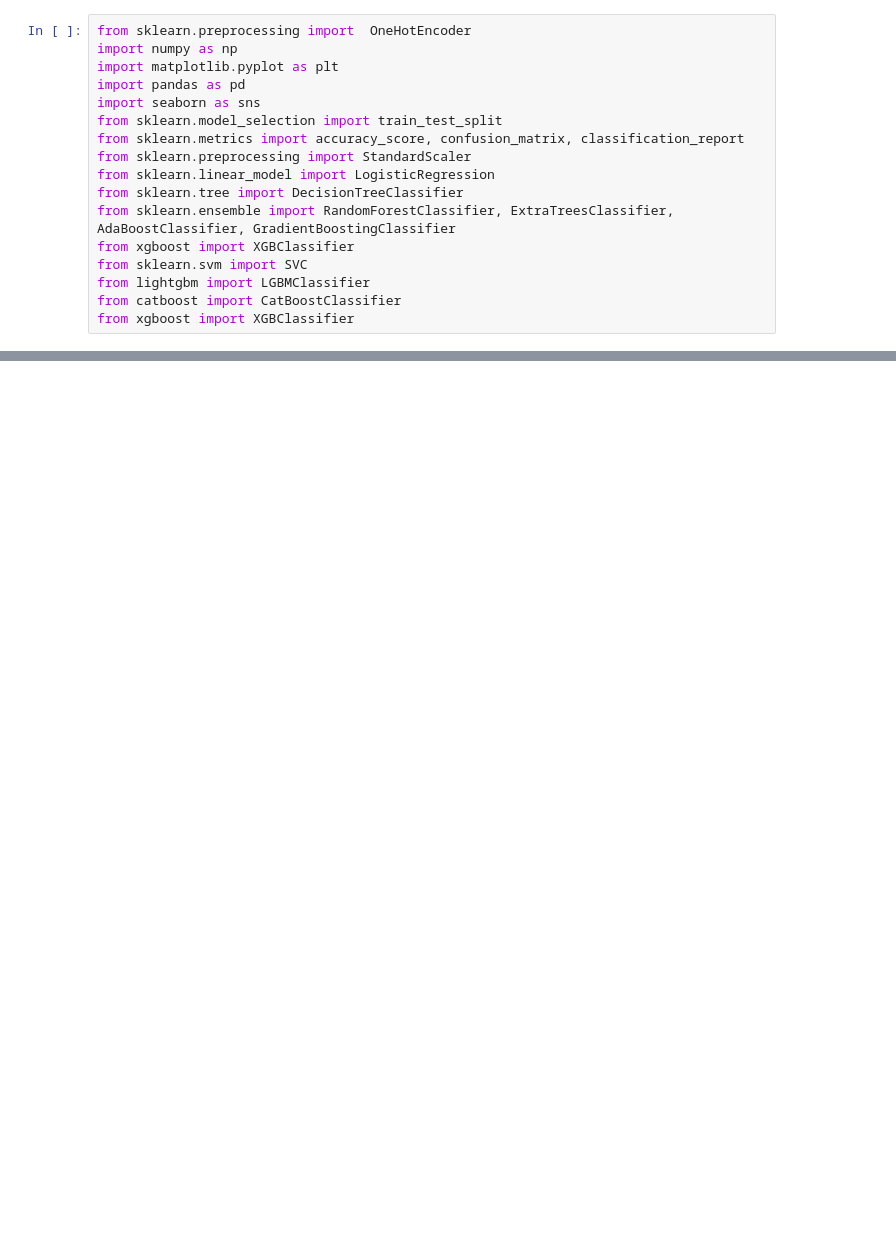
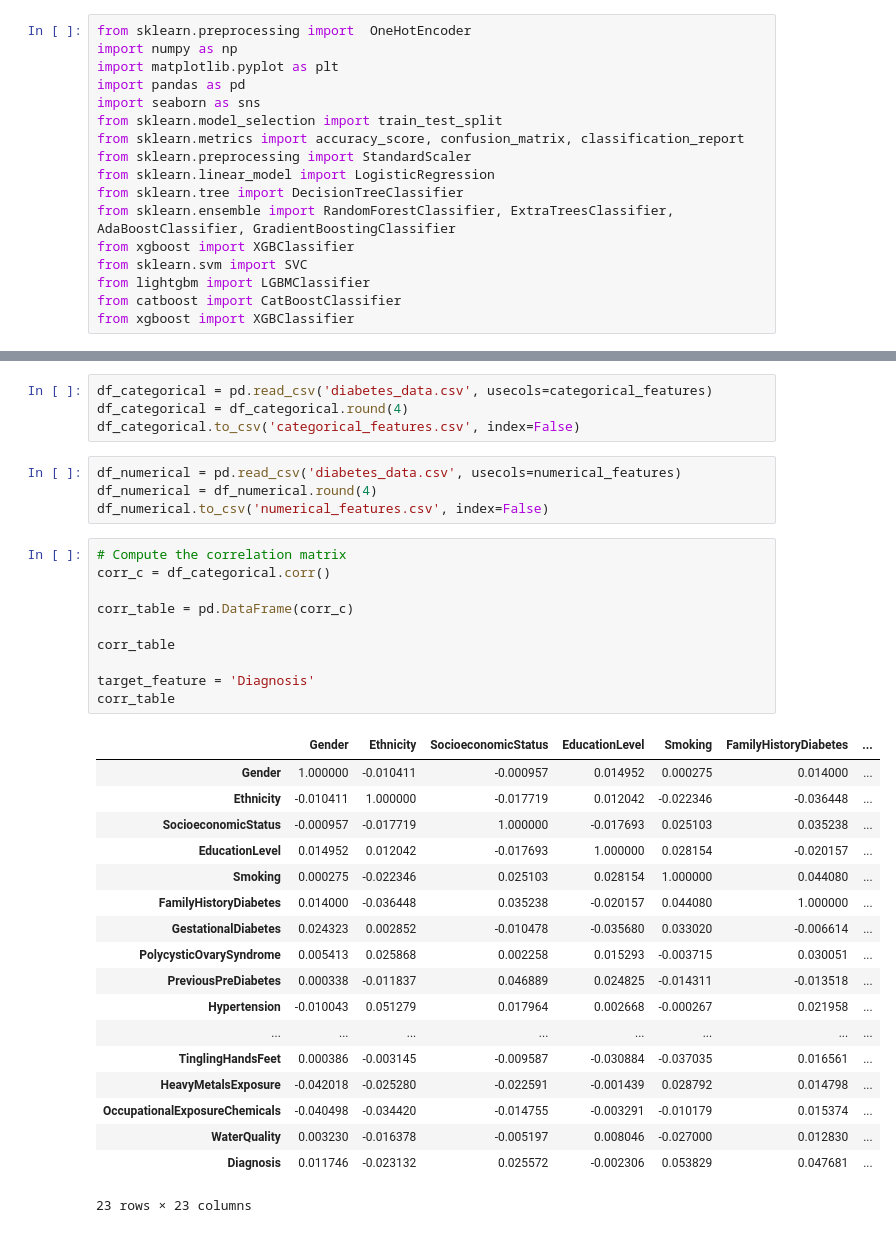
Before and after one commit to KopeckJames/diabetesprediction, a Jupyter notebook: James Notebook Clean.ipynb, the cells around one changed output, grey strips where cells are left out. Cells and saved outputs as stored; diff of their text form; blank space fills up the shorter version.

```diff
--- a/James Notebook Clean.ipynb
+++ b/James Notebook Clean.ipynb
@@ -107,0 +90,37 @@ categorical_features = [
+# %%
+df_categorical = pd.read_csv('diabetes_data.csv', usecols=categorical_features)
+df_categorical = df_categorical.round(4)
+df_categorical.to_csv('categorical_features.csv', index=False)
+# %%
+df_numerical = pd.read_csv('diabetes_data.csv', usecols=numerical_features)
+df_numerical = df_numerical.round(4)
+df_numerical.to_csv('numerical_features.csv', index=False)
+# %%
+# Compute the correlation matrix
+corr_c = df_categorical.corr()
+
+corr_table = pd.DataFrame(corr_c)
+
+corr_table
+
+target_feature = 'Diagnosis'
+corr_table
+# %% [output]
+|  | Gender | Ethnicity | SocioeconomicStatus | EducationLevel | Smoking | FamilyHistoryDiabetes | ... |
+| Gender | 1.000000 | -0.010411 | -0.000957 | 0.014952 | 0.000275 | 0.014000 | ... |
+| Ethnicity | -0.010411 | 1.000000 | -0.017719 | 0.012042 | -0.022346 | -0.036448 | ... |
+| SocioeconomicStatus | -0.000957 | -0.017719 | 1.000000 | -0.017693 | 0.025103 | 0.035238 | ... |
+| EducationLevel | 0.014952 | 0.012042 | -0.017693 | 1.000000 | 0.028154 | -0.020157 | ... |
+| Smoking | 0.000275 | -0.022346 | 0.025103 | 0.028154 | 1.000000 | 0.044080 | ... |
+| FamilyHistoryDiabetes | 0.014000 | -0.036448 | 0.035238 | -0.020157 | 0.044080 | 1.000000 | ... |
+| GestationalDiabetes | 0.024323 | 0.002852 | -0.010478 | -0.035680 | 0.033020 | -0.006614 | ... |
+| PolycysticOvarySyndrome | 0.005413 | 0.025868 | 0.002258 | 0.015293 | -0.003715 | 0.030051 | ... |
+| PreviousPreDiabetes | 0.000338 | -0.011837 | 0.046889 | 0.024825 | -0.014311 | -0.013518 | ... |
+| Hypertension | -0.010043 | 0.051279 | 0.017964 | 0.002668 | -0.000267 | 0.021958 | ... |
+| ... | ... | ... | ... | ... | ... | ... | ... |
+| TinglingHandsFeet | 0.000386 | -0.003145 | -0.009587 | -0.030884 | -0.037035 | 0.016561 | ... |
+| HeavyMetalsExposure | -0.042018 | -0.025280 | -0.022591 | -0.001439 | 0.028792 | 0.014798 | ... |
+| OccupationalExposureChemicals | -0.040498 | -0.034420 | -0.014755 | -0.003291 | -0.010179 | 0.015374 | ... |
+| WaterQuality | 0.003230 | -0.016378 | -0.005197 | 0.008046 | -0.027000 | 0.012830 | ... |
+| Diagnosis | 0.011746 | -0.023132 | 0.025572 | -0.002306 | 0.053829 | 0.047681 | ... |
+23 rows × 23 columns
```
Also changed, not shown: parts of 19 cells of this notebook, 7 other files.
